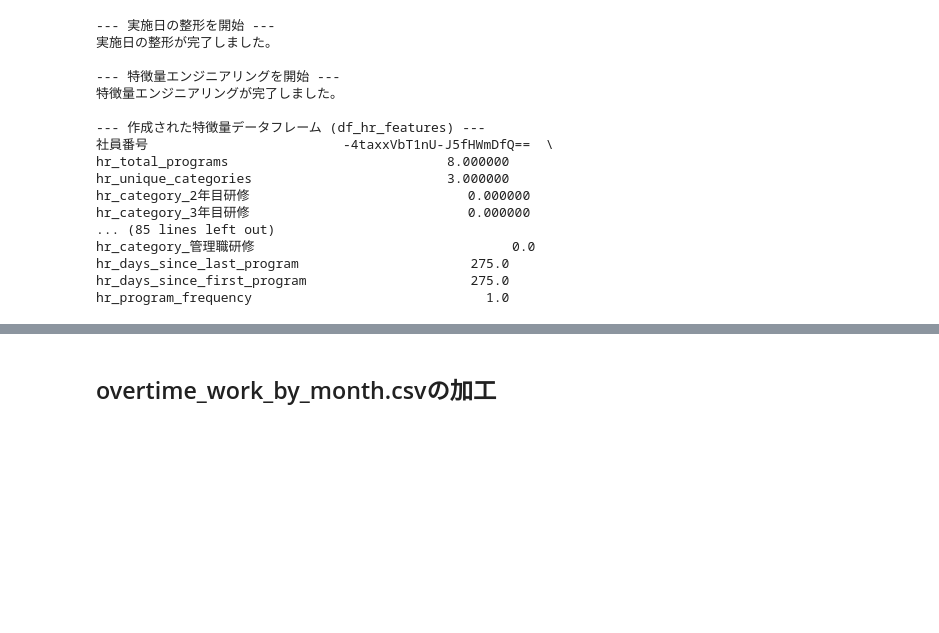
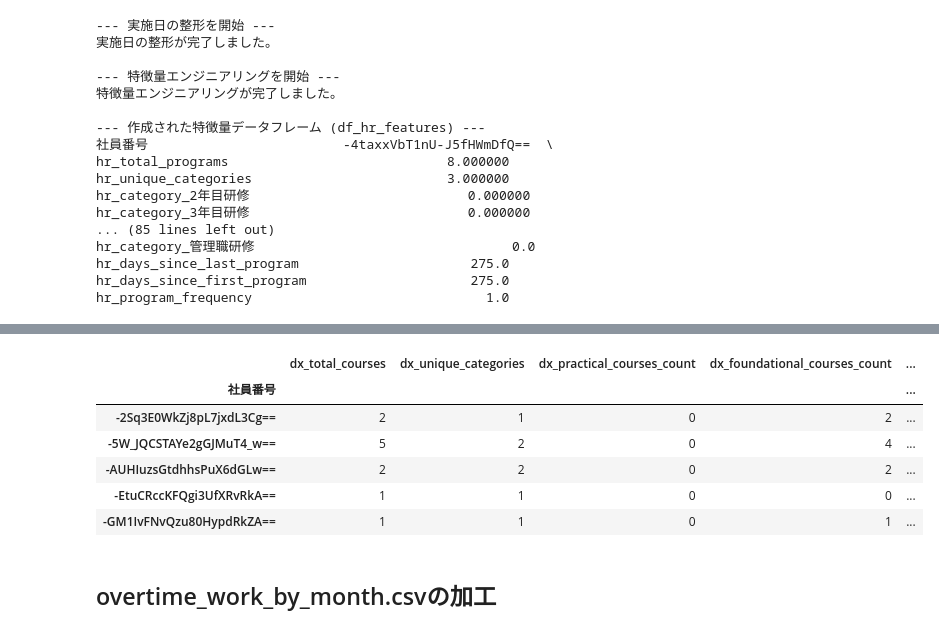
Before and after one commit to emon0415/atmaCup_20_250804, a Jupyter notebook: 250731ml.ipynb, the cells around one changed output, grey strips where cells are left out. Saved outputs shown, nothing was run; the diff lists cells and outputs as text; code cells hidden in the pictures; blank space fills up the shorter version.

```diff
--- a/250731ml.ipynb
+++ b/250731ml.ipynb
@@ -682,0 +715,84 @@ hr_program_frequency                              1.0
+# %%
+# --- 1. 前処理：研修実施日の整形 ---
+print("--- 研修実施日の整形を開始 ---")
+df_dx['date'] = pd.to_datetime(df_dx['研修実施日'], errors='coerce')
+# 日付が無効な行があれば削除
+df_dx.dropna(subset=['date'], inplace=True)
+print("研修実施日の整形が完了しました。")
+
+
+# --- 2. 特徴量エンジニアリング ---
+print("\n--- 特徴量エンジニアリングを開始 ---")
+
+# --- 2-1. 基本的な参加量の集計 ---
+agg_funcs = {
+    # DX研修の総受講回数
+    'dx_total_courses': ('社員番号', 'size'),
+    # DX研修のユニークカテゴリ数
+    'dx_unique_categories': ('研修カテゴリ', 'nunique')
+}
+df_dx_features = df_dx.groupby('社員番号').agg(**agg_funcs)
+
+
+# --- 2-2. 学習内容・専門性に関する特徴量 ---
+# 実践系・基礎系研修の回数
+df_dx['is_practical'] = df_dx['研修カテゴリ'].str.contains('実践', na=False).astype(int)
+df_dx['is_foundational'] = df_dx['研修カテゴリ'].str.contains('基礎', na=False).astype(int)
+
+content_features = df_dx.groupby('社員番号')[['is_practical', 'is_foundational']].sum()
+content_features.columns = ['dx_practical_courses_count', 'dx_foundational_courses_count']
+
+# カテゴリ別受講回数のピボット
+# カテゴリ名の/やスペースを_に置換して、列名として有効にする
+df_dx['研修カテゴリ_cleaned'] = df_dx['研修カテゴリ'].str.replace('/', '_', regex=False).str.replace(' ', '_', regex=False)
+category_counts = pd.pivot_table(df_dx, index='社員番号', columns='研修カテゴリ_cleaned', aggfunc='size', fill_value=0)
+category_counts.columns = ['dx_category_' + col for col in category_counts.columns]
+
+
+# --- 2-3. 時系列・タイミングに関する特徴量 ---
+# 社員ごとの最初と最後の日付を取得
+date_summary = df_dx.groupby('社員番号')['date'].agg(['min', 'max'])
+date_summary.columns = ['first_date', 'last_date']
+
+# 基準日をデータ内の最新日とする
+latest_date = df_dx['date'].max()
+
+# 最終DX研修からの経過日数
+date_summary['dx_days_since_last'] = (latest_date - date_summary['last_date']).dt.days
+
+# DX研修の参加期間
+date_summary['dx_training_period_days'] = (date_summary['last_date'] - date_summary['first_date']).dt.days
+
+
+# --- 3. 全ての特徴量を結合 ---
+print("作成した特徴量を結合します。")
+# 基本特徴量に内容特徴量を結合
+df_dx_features = pd.merge(df_dx_features, content_features, on='社員番号', how='left')
+# カテゴリ別回数を結合
+df_dx_features = pd.merge(df_dx_features, category_counts, on='社員番号', how='left')
+# 日付関連特徴量を結合
+df_dx_features = pd.merge(df_dx_features, date_summary[['dx_days_since_last', 'dx_training_period_days']], on='社員番号', how='left')
+
+
+# --- 2-4. 参加頻度 (結合後に計算) ---
+# 参加期間が0日の場合は1日とする（ゼロ除算エラーの防止）
+df_dx_features['dx_training_period_days_for_freq'] = df_dx_features['dx_training_period_days'].fillna(0).replace(0, 1)
+# 参加頻度 = 総受講回数 / 参加期間
+df_dx_features['dx_training_frequency'] = df_dx_features['dx_total_courses'] / df_dx_features['dx_training_period_days_for_freq']
+# 計算用の一時的な列を削除
+df_dx_features.drop(columns=['dx_training_period_days_for_freq'], inplace=True)
+
+
+# 欠損値を0で埋める
+df_dx_features.fillna(0, inplace=True)
+
+
+# --- 4. 結果の表示 ---
+print(f"\n特徴量エンジニアリングが完了しました。")
+print("\n--- 作成された特徴量データフレーム (df_dx_features) の先頭5行 ---")
+# display() はJupyter Notebook環境で綺麗に表示するための関数です
+try:
+    display(df_dx_features.head())
+except NameError:
+    print(df_dx_features.head())
+# %% [output]
@@ -683,3 +808,10 @@ hr_program_frequency                              1.0
+|  | dx_total_courses | dx_unique_categories | dx_practical_courses_count | dx_foundational_courses_count | ... |
+| 社員番号 |  |  |  |  | ... |
+| -2Sq3E0WkZj8pL7jxdL3Cg== | 2 | 1 | 0 | 2 | ... |
+| -5W_JQCSTAYe2gGJMuT4_w== | 5 | 2 | 0 | 4 | ... |
+| -AUHIuzsGtdhhsPuX6dGLw== | 2 | 2 | 0 | 2 | ... |
+| -EtuCRccKFQgi3UfXRvRkA== | 1 | 1 | 0 | 0 | ... |
+| -GM1IvFNvQzu80HypdRkZA== | 1 | 1 | 0 | 1 | ... |
 # %% [markdown]
 ## overtime_work_by_month.csvの加工
 # %%
```
Also changed, not shown: parts of 13 cells of this notebook.
